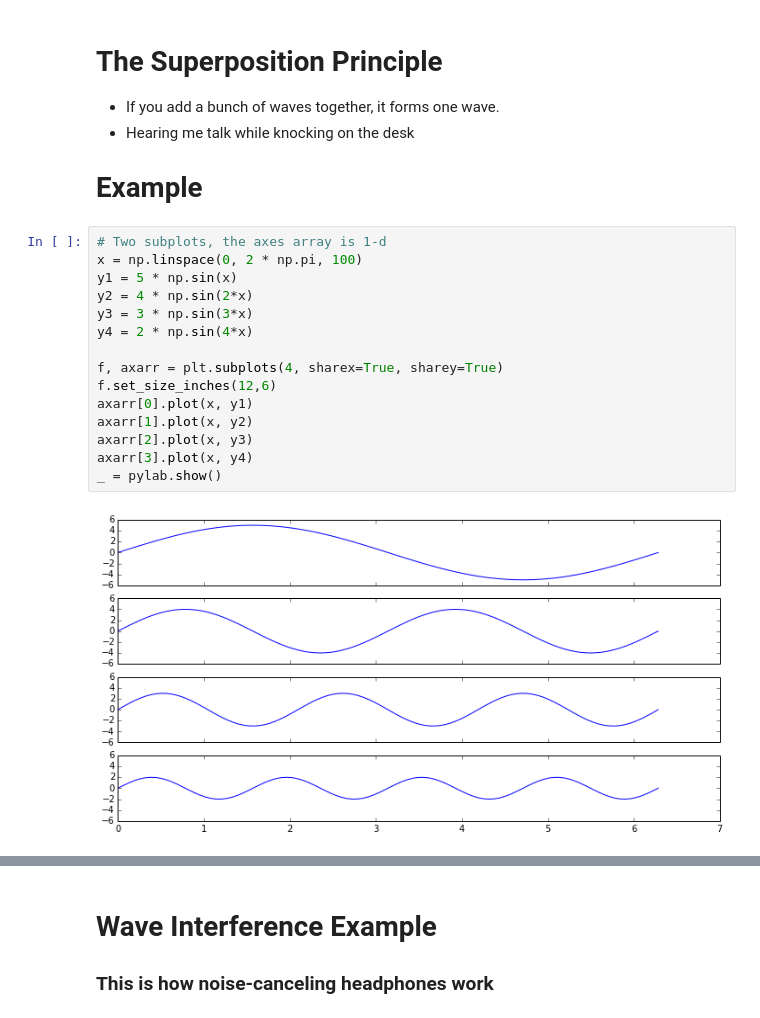
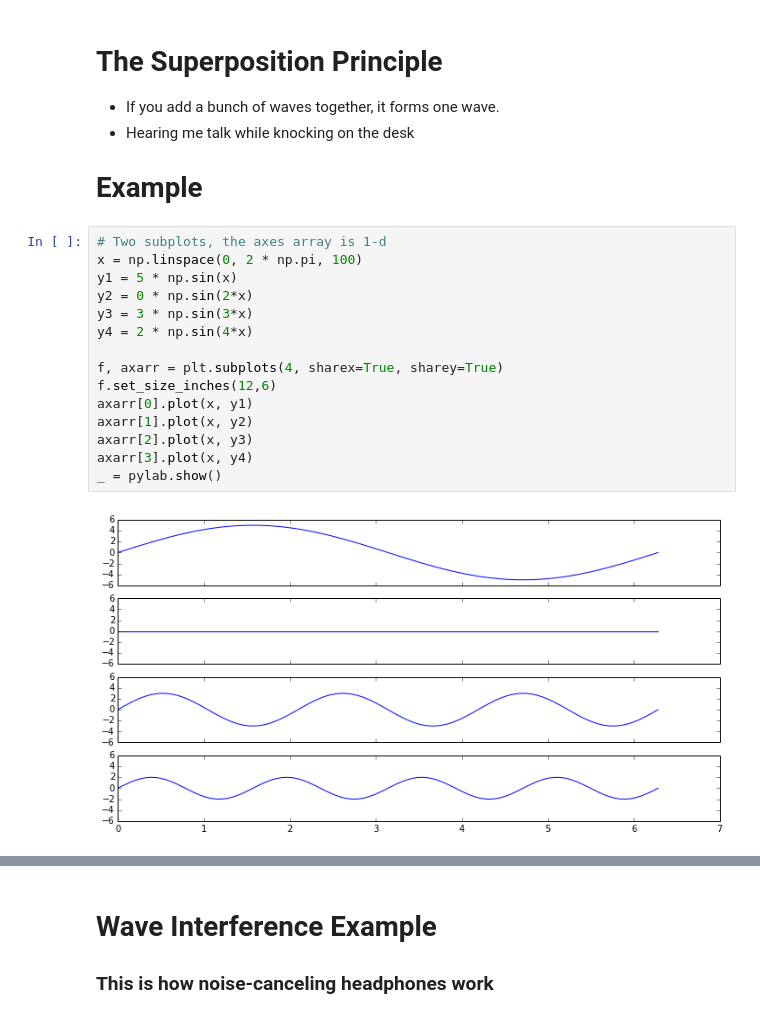
Before and after one commit to calebmadrigal/FourierTalkOSCON, a Jupyter notebook: 02_NatureOfWaves.ipynb, the cells around one changed output, grey strips where cells are left out. Saved outputs shown, nothing was run; the diff lists cells and outputs as text.

```diff
--- a/02_NatureOfWaves.ipynb
+++ b/02_NatureOfWaves.ipynb
@@ -60,20 +60,20 @@ _ = plot(time_array[0:4000], input_signal[0:4000])
 # %%
 # Two subplots, the axes array is 1-d
 x = np.linspace(0, 2 * np.pi, 100)
 y1 = 5 * np.sin(x)
-y2 = 4 * np.sin(2*x)
+y2 = 0 * np.sin(2*x)
 y3 = 3 * np.sin(3*x)
 y4 = 2 * np.sin(4*x)
 
 f, axarr = plt.subplots(4, sharex=True, sharey=True)
 f.set_size_inches(12,6)
 axarr[0].plot(x, y1)
 axarr[1].plot(x, y2)
 axarr[2].plot(x, y3)
 axarr[3].plot(x, y4)
 _ = pylab.show()
 # %% [output]
-[figure, old version]
+[figure, new version]
 # %%
 setup_graph(x_label='time', y_label='amplitude', title='y1+y2+y3+y4', fig_size=(12,6))
 convoluted_wave = y1 + y2 + y3 + y4
```
Also changed, not shown: parts of 1 cell of this notebook, 9 other files.
